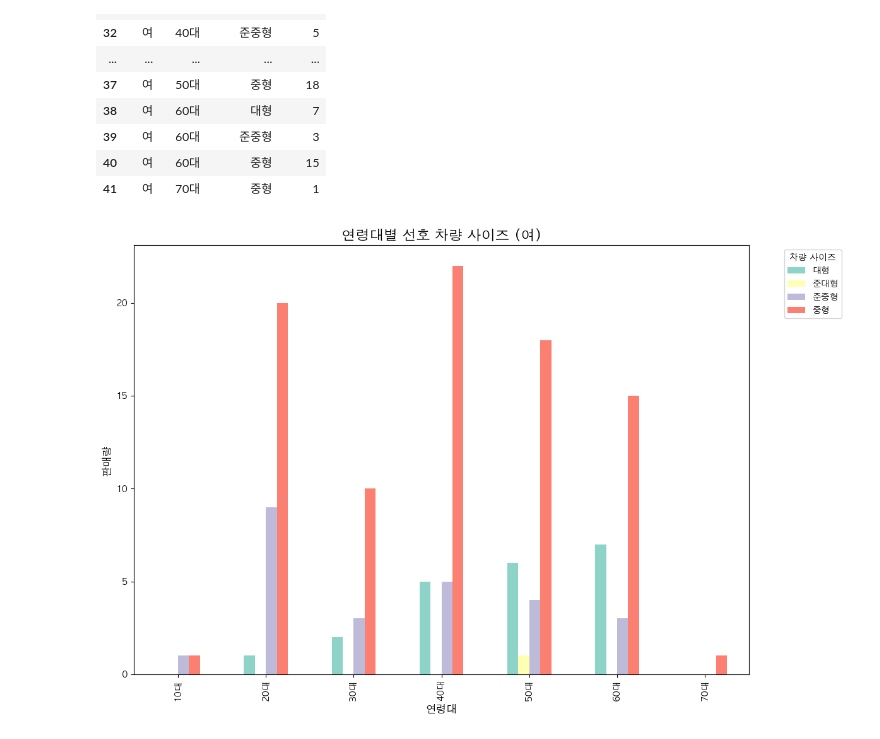
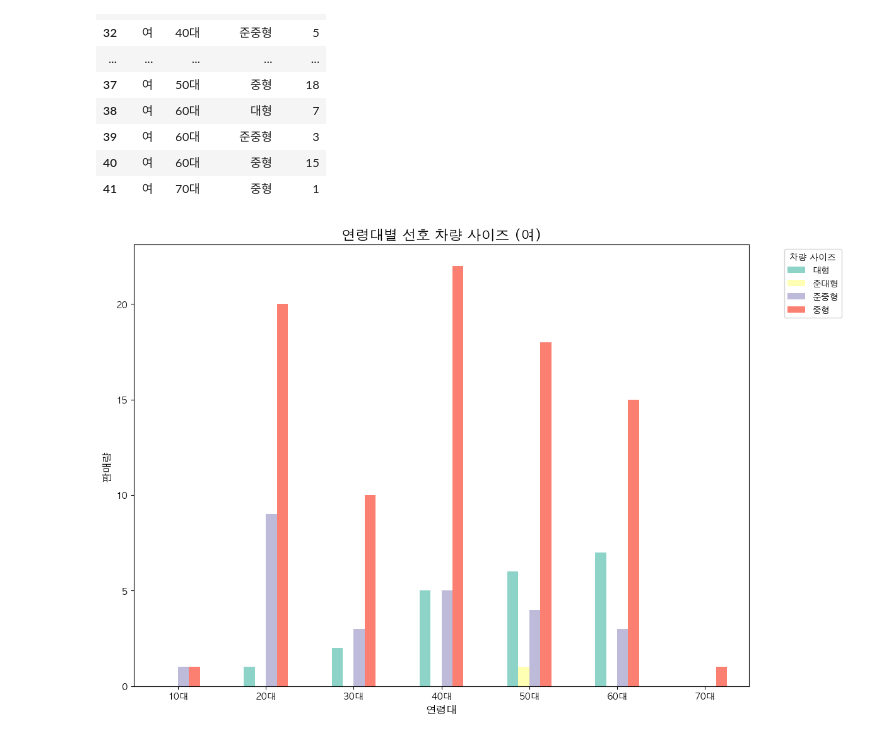
Before and after one commit to codekookiz/mini-project-1, a Jupyter notebook: data_analysis/category_gender.ipynb, the cells around one changed output. Saved outputs shown, nothing was run; the diff lists cells and outputs as text; code cells hidden in the pictures.

```diff
--- a/data_analysis/category_gender.ipynb
+++ b/data_analysis/category_gender.ipynb
@@ -247,26 +248,27 @@ size_female
 # %%
 # 연령대와 제품별 판매량 합산
 df_pivot = size_female.pivot_table(index='연령대', columns='차량 사이즈', values='판매량', aggfunc='sum', fill_value=0)
 
 # 색상 설정 (Seaborn 팔레트 사용)
 colors = sb.color_palette("Set3", n_colors=len(df_pivot.columns))
 
 # 스택형 막대 그래프 그리기
 ax = df_pivot.plot(kind='bar', figsize=(12, 8), color=colors)
 
 # 그래프 제목과 레이블 설정
 ax.set_title('연령대별 선호 차량 사이즈 (여)', fontsize=16)
 ax.set_xlabel('연령대', fontsize=12)
+ax.set_xticklabels(ax.get_xticklabels(), rotation=0)
 ax.set_ylabel('판매량', fontsize=12)
 
 # 범례 설정
 plt.legend(title='차량 사이즈', bbox_to_anchor=(1.05, 1), loc='upper left')
 
 # 그래프 표시
 plt.tight_layout()
 plt.show()
 # %% [output]
-[figure, old version]
+[figure, new version]
 # %%
 # 연령대별 선호 차량 유형
 
```
Also changed, not shown: parts of 5 cells of this notebook, 4 other files.
